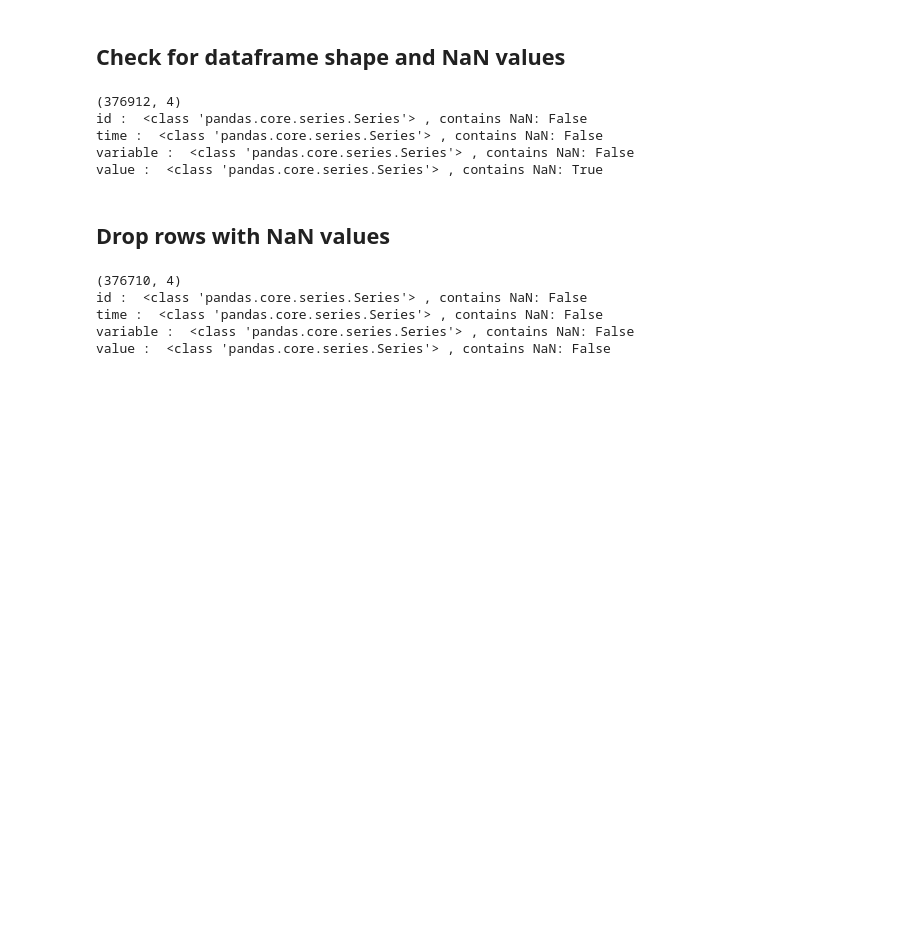
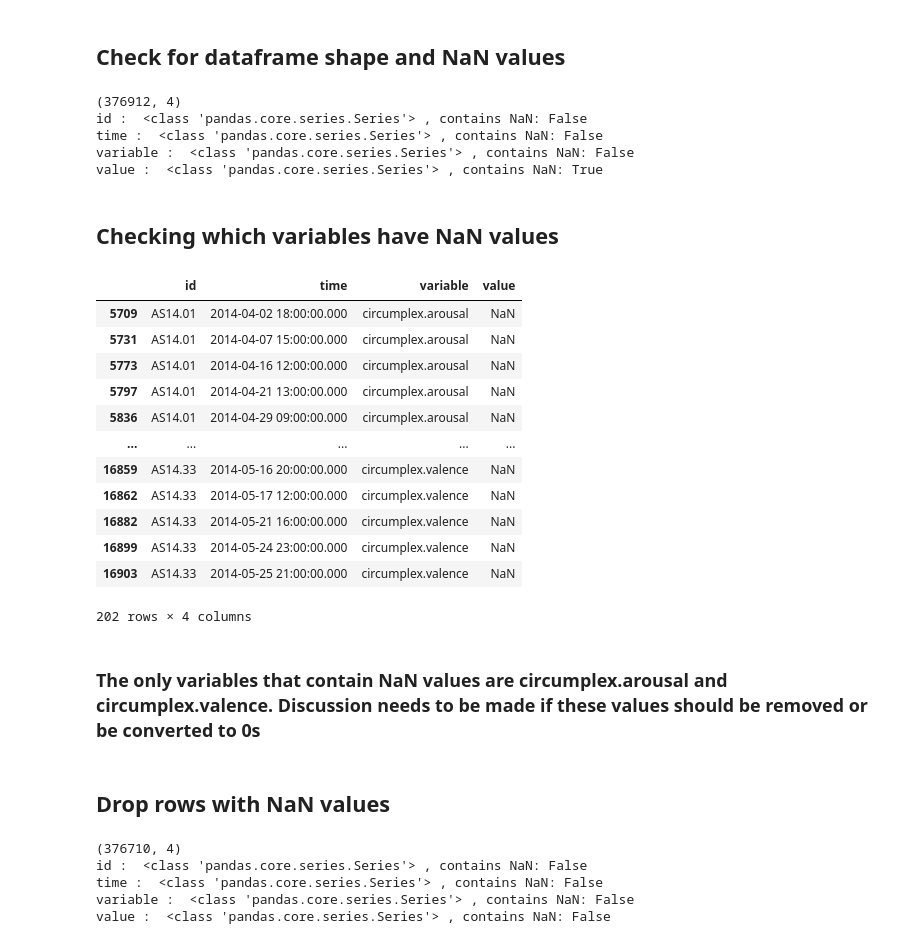
Before and after one commit to nbounatsos/dm_projects, a Jupyter notebook: Assignment 1/ass.ipynb, the cells around one changed output. Cells and saved outputs as stored; diff of their text form; code cells hidden in the pictures; blank space fills up the shorter version.

```diff
--- a/Assignment 1/ass.ipynb
+++ b/Assignment 1/ass.ipynb
@@ -91,6 +77,26 @@ id :  <class 'pandas.core.series.Series'> , contains NaN: False
 time :  <class 'pandas.core.series.Series'> , contains NaN: False
 variable :  <class 'pandas.core.series.Series'> , contains NaN: False
 value :  <class 'pandas.core.series.Series'> , contains NaN: True
+# %% [markdown]
+## Checking which variables have NaN values
+# %%
+advanced_df.query('value.isnull()')
+# %% [output]
+|  | id | time | variable | value |
+| 5709 | AS14.01 | 2014-04-02 18:00:00.000 | circumplex.arousal | NaN |
+| 5731 | AS14.01 | 2014-04-07 15:00:00.000 | circumplex.arousal | NaN |
+| 5773 | AS14.01 | 2014-04-16 12:00:00.000 | circumplex.arousal | NaN |
+| 5797 | AS14.01 | 2014-04-21 13:00:00.000 | circumplex.arousal | NaN |
+| 5836 | AS14.01 | 2014-04-29 09:00:00.000 | circumplex.arousal | NaN |
+| ... | ... | ... | ... | ... |
+| 16859 | AS14.33 | 2014-05-16 20:00:00.000 | circumplex.valence | NaN |
+| 16862 | AS14.33 | 2014-05-17 12:00:00.000 | circumplex.valence | NaN |
+| 16882 | AS14.33 | 2014-05-21 16:00:00.000 | circumplex.valence | NaN |
+| 16899 | AS14.33 | 2014-05-24 23:00:00.000 | circumplex.valence | NaN |
+| 16903 | AS14.33 | 2014-05-25 21:00:00.000 | circumplex.valence | NaN |
+202 rows × 4 columns
+# %% [markdown]
+### The only variables that contain NaN values are circumplex.arousal and circumplex.valence. Discussion needs to be made if these values should be removed or be converted to 0s
 # %% [markdown]
 ## Drop rows with NaN values
 # %%
```
Also changed, not shown: parts of 7 cells of this notebook.
